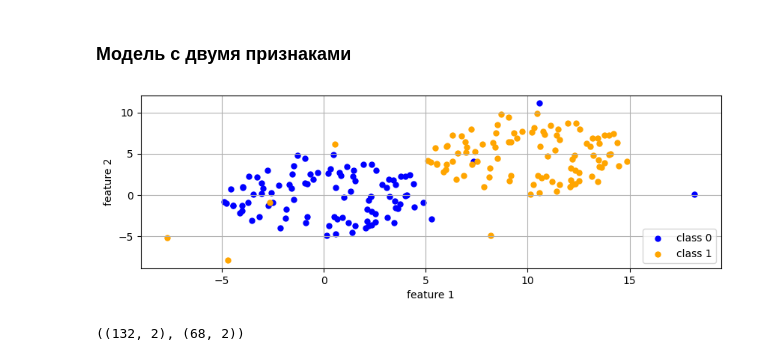
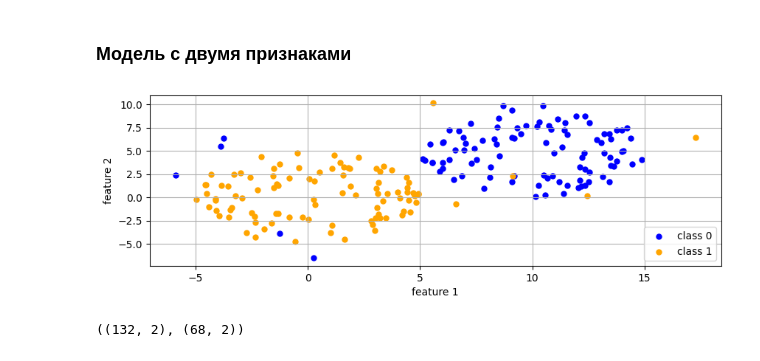
Before and after one commit to TimofeyBelyakov/Machine-learning, a Jupyter notebook: Logistic regression.ipynb, the cells around one changed output. Drawn from its saved outputs; the diff is of its cells as text; code cells hidden in the pictures.

```diff
--- a/Logistic regression.ipynb
+++ b/Logistic regression.ipynb
@@ -234,39 +135,44 @@ print(f"Train accuracy: {round(train_accuracy, 3)}")
 Train accuracy: 0.908
 # %% [markdown]
 ### Модель с двумя признаками
-# %%
-def gen_cluster(dots, radius=1, center=(0, 0)):
-    """Генерирует равномерное распределение точек внутри окружности с заданным радиусом и центром."""
-    x_1 = radius * (2 * np.random.random(dots) - 1)
-    x_2 = np.array([((radius ** 2 - val ** 2) ** 0.5) * (2 * np.random.random() - 1) for val in x_1])
-    return [x_1 + center[0], x_2 + center[1]]
+# %%
+epochs = 1000
+rep_int = int(epochs / 20)
+l_rate = 0.05
+
+num_dots = 100  # число точек в каждом кластере
+num_anom = int(0.05 * num_dots)  # число аномальных точек
+radius = 5
+center_1 = (10, 5)
+center_2 = (0, 0)
 # %%
-num_dots = 100  # число точек в каждом кластере
-num_anom = int(0.05 * num_dots)  # число аномальных точек
-radius = 5
-center_1 = (0, 0)
-center_2 = (10, 5)
-
 # Первоначальные кластеры.
 cluster_1 = gen_cluster(num_dots - num_anom, radius, center_1)
-cluster_2 = [cluster_1[0] + center_2[0], cluster_1[1] + center_2[1]]
+cluster_2 = gen_cluster(num_dots - num_anom, radius, center_2)
 
 # Аномальные точки.
-anom_2 = gen_cluster(num_anom, 2 * radius, center_1)
-anom_1 = [anom_2[0] + center_2[0], anom_2[1] + center_2[1]]
+anom_1 = gen_cluster(num_anom, 1.5 * radius, center_2)
+anom_2 = gen_cluster(num_anom, 1.5 * radius, center_1)
 
 # Объединение кластеров с аномальными точками.
-cluster_1[0], cluster_1[1] = np.concatenate((cluster_1[0], anom_1[0])), np.concatenate((cluster_1[1], anom_1[1]))
-cluster_2[0], cluster_2[1] = np.concatenate((cluster_2[0], anom_2[0])), np.concatenate((cluster_2[1], anom_2[1]))
+cluster_1 = np.insert(cluster_1, 0, anom_1.T, axis=1)
+cluster_2 = np.insert(cluster_2, 0, anom_2.T, axis=1)
+
+# Признаки.
+feature_1 = np.concatenate((cluster_1[0], cluster_2[0]))
+feature_2 = np.concatenate((cluster_1[1], cluster_2[1]))
+
+# Целевая переменная.
+y = np.concatenate((np.zeros(num_dots), np.ones(num_dots)))
 
 plt.figure(figsize=(10, 3))
-plt.scatter(cluster_1[0], cluster_1[1], linewidths=0.01, color="blue")
-plt.scatter(cluster_2[0], cluster_2[1], linewidths=0.01, color="orange")
+plt.scatter(*cluster_1, linewidths=0.01, color="blue")
+plt.scatter(*cluster_2, linewidths=0.01, color="orange")
 plt.xlabel("feature 1")
 plt.ylabel("feature 2")
 plt.legend(["class 0", "class 1"], loc ="lower right")
 plt.grid(True)
 plt.show()
 # %% [output]
-[figure, old version]
+[figure, new version]
 # %%
```
Also changed, not shown: parts of 27 cells of this notebook, 7 other files.
